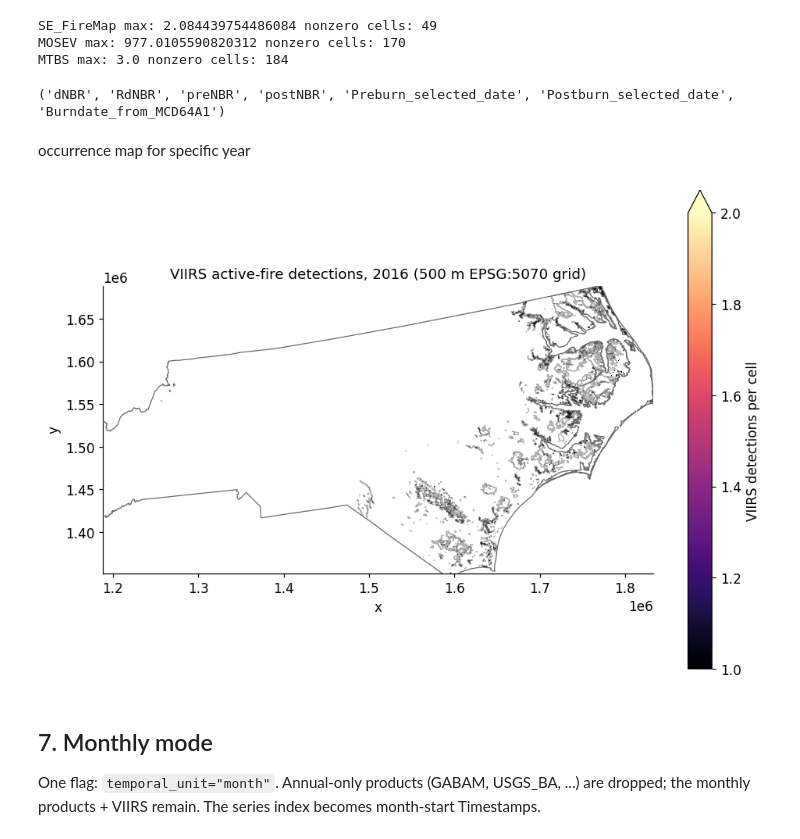
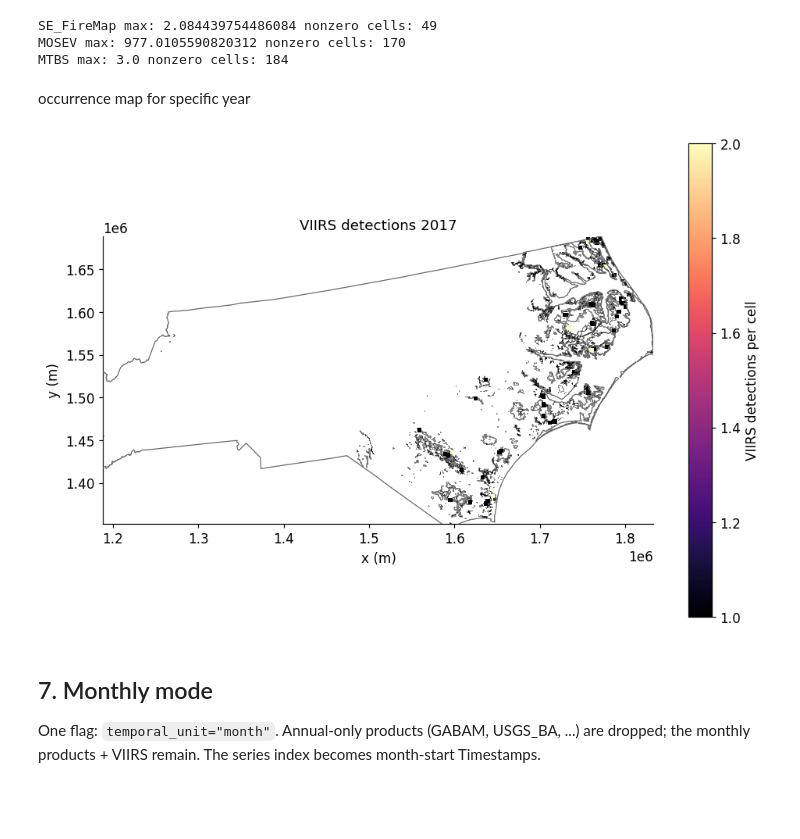
Before and after one commit to jimzhang629/peat_fire_stanback, a Jupyter notebook: notebooks/run_fire_comparison.ipynb, the cells around one changed output. Drawn from its saved outputs; the diff is of its cells as text; code cells hidden in the pictures; blank space fills up the shorter version.

```diff
--- a/notebooks/run_fire_comparison.ipynb
+++ b/notebooks/run_fire_comparison.ipynb
@@ -375,38 +353,19 @@ for prod in sev_products:
 SE_FireMap max: 2.084439754486084 nonzero cells: 49
 MOSEV max: 977.0105590820312 nonzero cells: 170
 MTBS max: 3.0 nonzero cells: 184
-# %%
-import rioxarray
-da = rioxarray.open_rasterio('/Users/jinjiang-macair/Library/CloudStorage/OneDrive-DukeUniversity/Duke/TNC/peat_fire_stanback/data/processed/fire/mosev/MOSEV_A2000306_nc.tif')   # the raw multi-band tif
-print(da.long_name)   # tuple of 7 descriptions, in band order
-# %% [output]
-('dNBR', 'RdNBR', 'preNBR', 'postNBR', 'Preburn_selected_date', 'Postburn_selected_date', 'Burndate_from_MCD64A1')
 # %% [markdown]
 occurrence map for specific year
 # %%
-year = 2016
+year = 2017
 
 counts = stack_on_common_grid(["VIIRS"], year, aoi, binary=False)["VIIRS"]  # detections / 500 m cell
 
-fig, ax = plt.subplots(figsize=(9, 6))
+fig = plot_raster_map(counts, aoi, title=f"VIIRS detections {year}",
+                      label="VIIRS detections per cell", aoi_context=aoi_nc)
 
-aoi.to_crs(counts.rio.crs).boundary.plot(ax=ax, color='black', linewidth=0.8, alpha=0.3)
-
-# plot the nc overlay  if it exists
-if aoi_nc is not None:
-    crs = counts.rio.crs           # EPSG:5070, the analysis grid CRS
-    xlim, ylim = ax.get_xlim(), ax.get_ylim()   # peat-extent view set by
-    aoi_nc.to_crs(crs).dissolve().boundary.plot(ax=ax, color="0.4", linewidth=0.8, zorder=5)
-    ax.set_xlim(xlim); ax.set_ylim(ylim)   # restore it (geopandas autoscaled to NC)
-
-counts.where(counts > 0).plot(ax=ax, cmap="magma", robust=True,
-                              cbar_kwargs={"label": "VIIRS detections per cell"})
-
-ax.set_aspect("equal")
-ax.set_title(f"VIIRS active-fire detections, {year} (500 m EPSG:5070 grid)")
-plt.savefig(f'../outputs/figures/fire/viirs_{year}_map.png')
+plt.savefig(f'../outputs/figures/fire/viirs_{year}_nc_peat_extent_map.png')
 # %% [output]
-[figure, old version]
+[figure, new version]
 # %% [markdown]
 ## 7. Monthly mode
 
```
Also changed, not shown: parts of 3 cells of this notebook.
